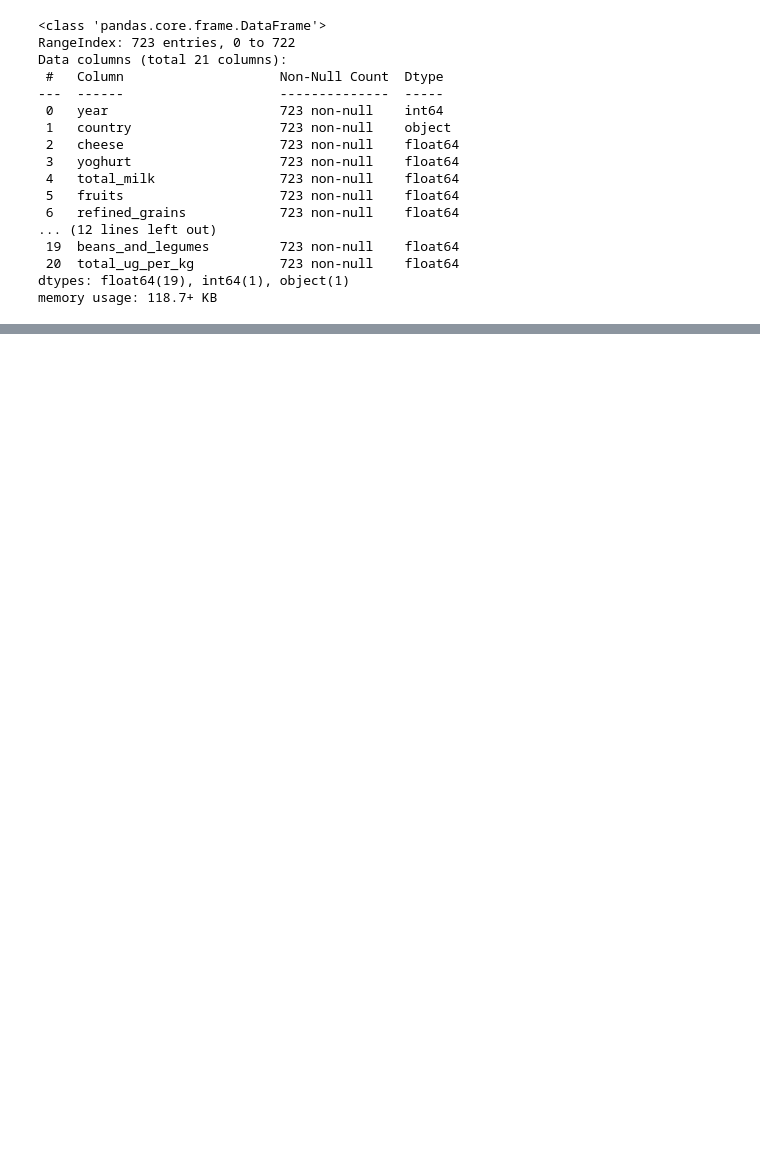
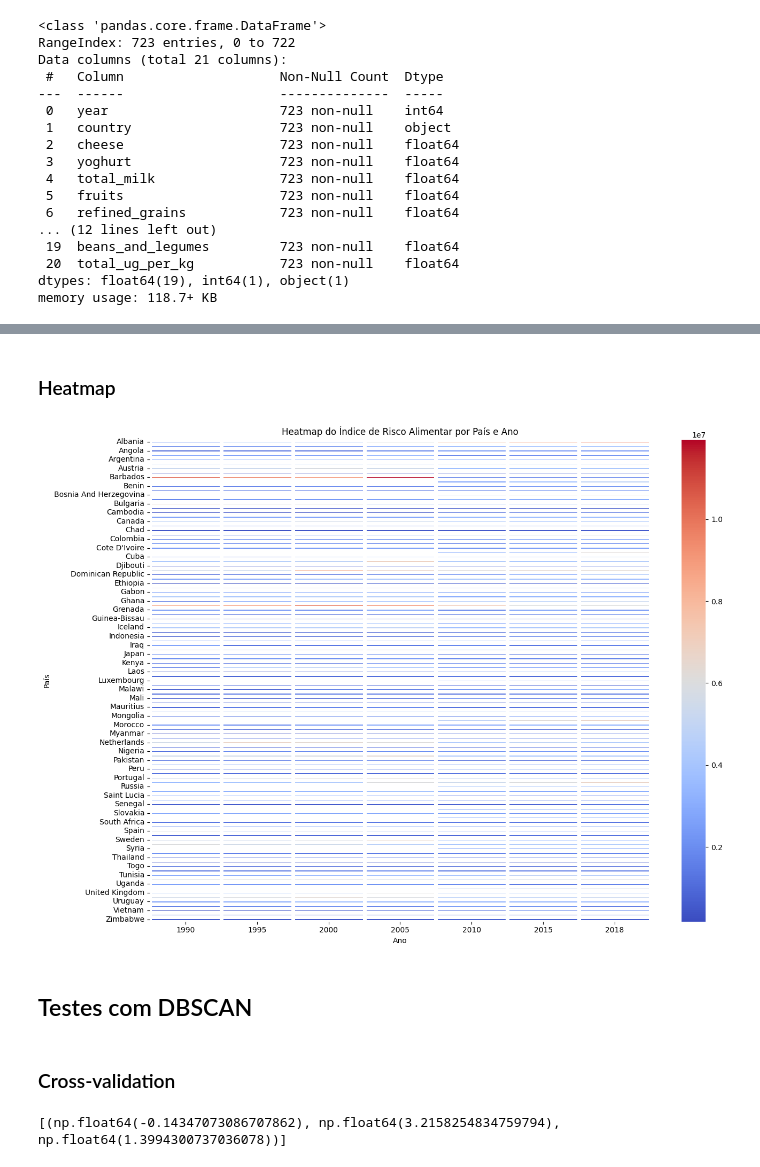
Before and after one commit to TurnipPudding/Machine-Learning---SCC0276, a Jupyter notebook: Trabalho 2/trab02_ML.ipynb, the cells around one changed output, grey strips where cells are left out. Cells and saved outputs as stored; diff of their text form; code cells hidden in the pictures; blank space fills up the shorter version.

```diff
--- a/Trabalho 2/trab02_ML.ipynb
+++ b/Trabalho 2/trab02_ML.ipynb
@@ -108,0 +275,8 @@ X_scaled = scaler.fit_transform(df[['index_risk_country']])
+# %% [markdown]
+### Heatmap
+# %%
+heatmap_gen(df=df)
+# %% [output]
+[figure, added]
+# %% [markdown]
+## Testes com DBSCAN
@@ -108,0 +286,6 @@ X_scaled = scaler.fit_transform(df[['index_risk_country']])
+# %% [markdown]
+### Cross-validation
+# %%
+print(dbscan_cv)
+# %% [output]
+[(np.float64(-0.14347073086707862), np.float64(3.2158254834759794), np.float64(1.3994300737036078))]
```
Also changed, not shown: parts of 83 cells of this notebook.
